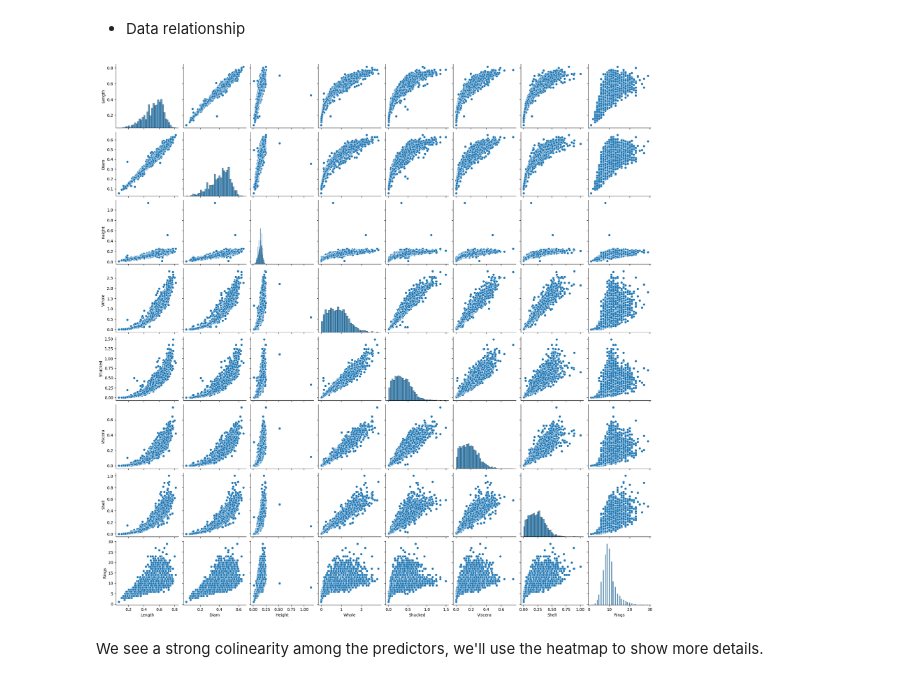
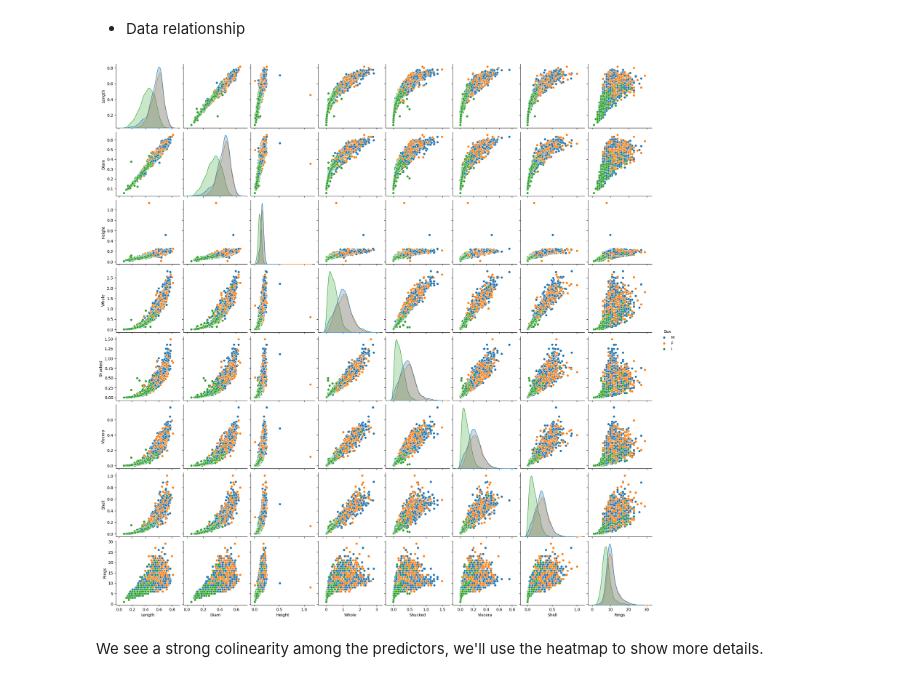
Before and after one commit to NabilAouidad/Abalone-Age-Prediction, a Jupyter notebook: Introduction and EDA.ipynb, the cells around one changed output. Cells and saved outputs as stored; diff of their text form; code cells hidden in the pictures.

Commit message:
Added data pairplots and heatmap

```diff
--- a/Introduction and EDA.ipynb
+++ b/Introduction and EDA.ipynb
@@ -180,10 +180,10 @@ The samples from the different sex categories are approximately the same.
 # %% [markdown]
 * Data relationship
 # %%
-sns.pairplot(data = abalone_df)
+sns.pairplot(data = abalone_df, hue = "Sex")
 plt.show()
 # %% [output]
-[figure, old version]
+[figure, new version]
 # %% [markdown]
 We see a strong colinearity among the predictors, we'll use the heatmap to show more details.
 # %%
```
